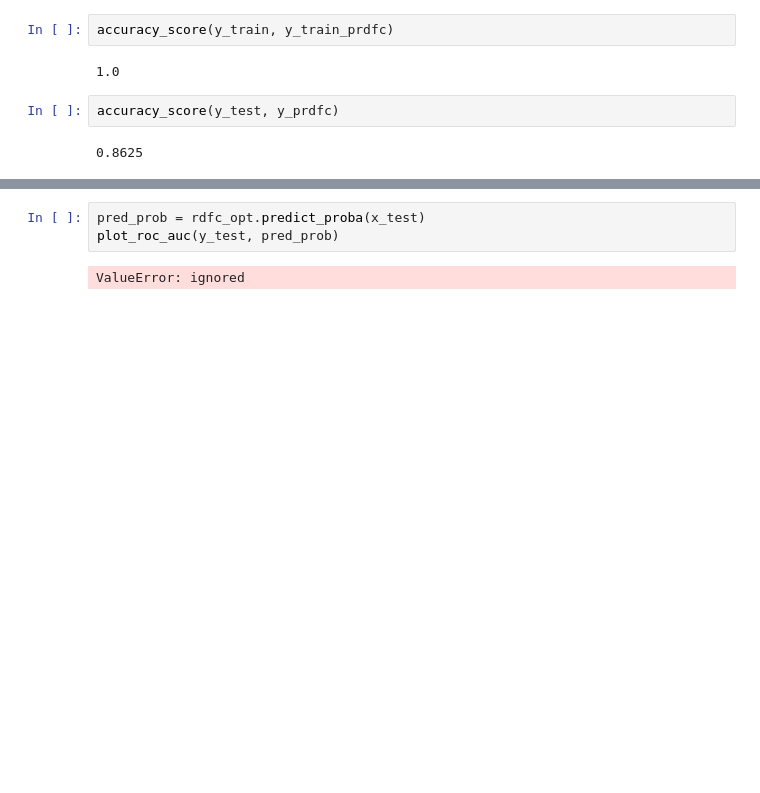
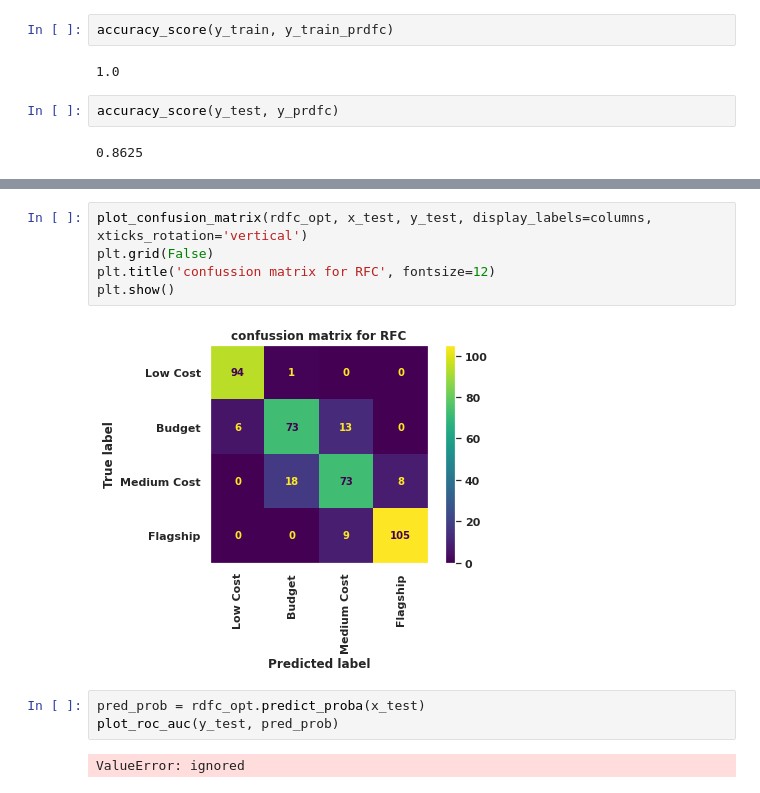
Before and after one commit to pratikjori20/Mobile-Price-Range-Prediction-ML-Class, a Jupyter notebook: Individual_capstone_3.ipynb, the cells around one changed output, grey strips where cells are left out. Drawn from its saved outputs; the diff is of its cells as text; blank space fills up the shorter version.

```diff
--- a/Individual_capstone_3.ipynb
+++ b/Individual_capstone_3.ipynb
@@ -470,3 +565,10 @@ accuracy_score(y_test, y_prdfc)
+# %%
+plot_confusion_matrix(rdfc_opt, x_test, y_test, display_labels=columns, xticks_rotation='vertical')
+plt.grid(False)
+plt.title('confussion matrix for RFC', fontsize=12)
+plt.show()
+# %% [output]
+[figure, added]
 # %%
 pred_prob = rdfc_opt.predict_proba(x_test)
 plot_roc_auc(y_test, pred_prob)
```
Also changed, not shown: parts of 64 cells of this notebook.
